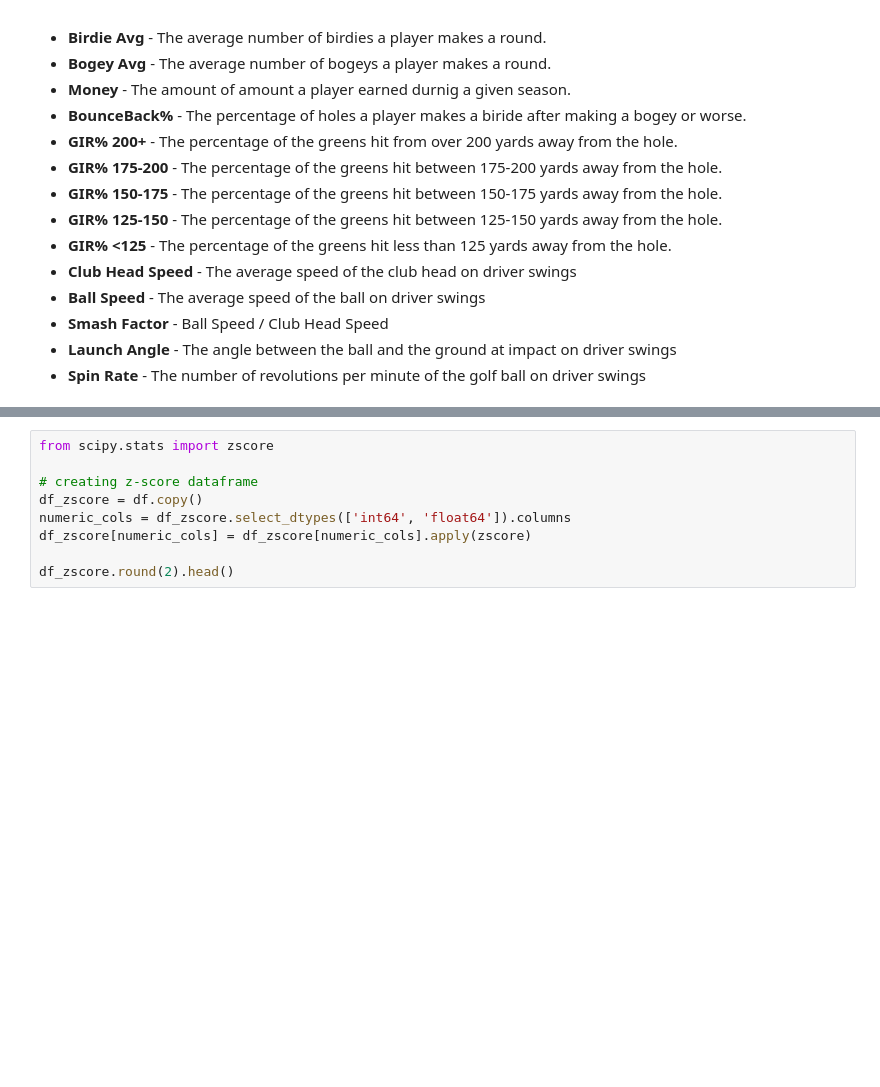
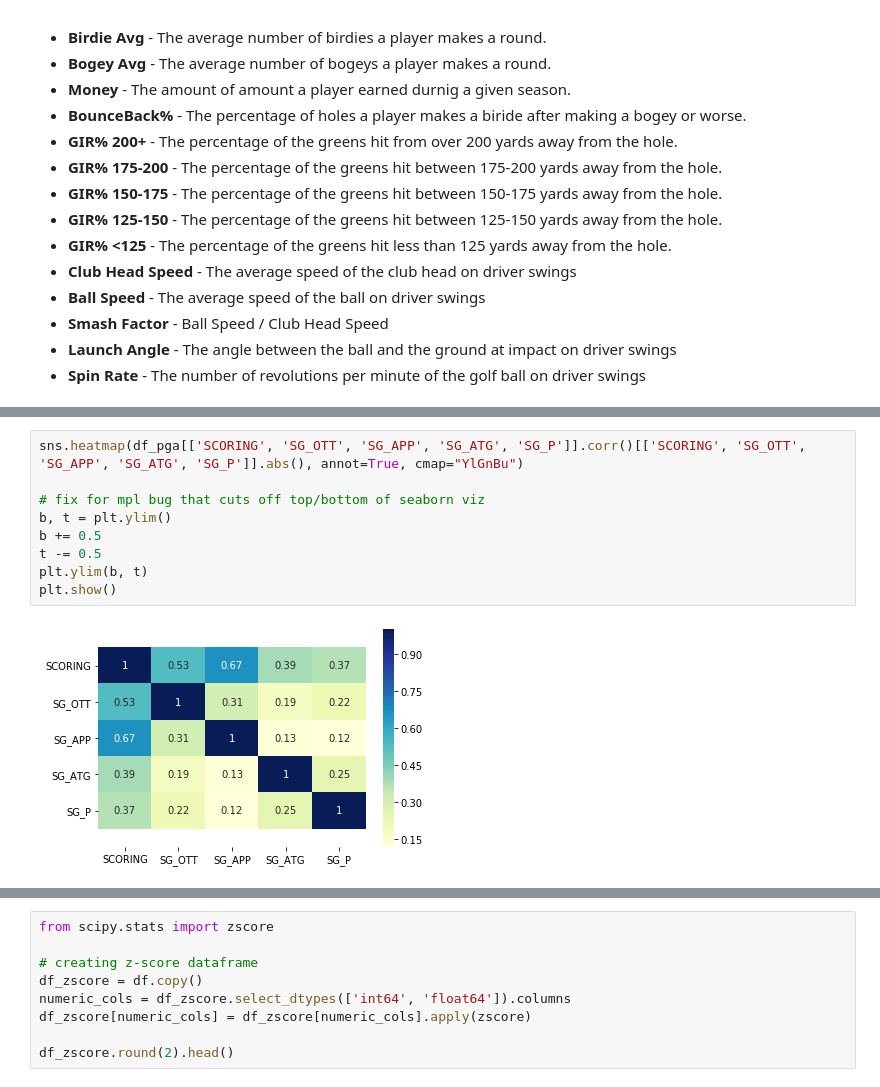
Before and after one commit to jonathannocek/pga-data-analysis, a Jupyter notebook: pga_data_analysis.ipynb, the cells around one changed output, grey strips where cells are left out. Drawn from its saved outputs; the diff is of its cells as text; blank space fills up the shorter version.

```diff
--- a/pga_data_analysis.ipynb
+++ b/pga_data_analysis.ipynb
@@ -969,0 +1027,11 @@ winning_regression_test.head(10)
+# %%
+sns.heatmap(df_pga[['SCORING', 'SG_OTT', 'SG_APP', 'SG_ATG', 'SG_P']].corr()[['SCORING', 'SG_OTT', 'SG_APP', 'SG_ATG', 'SG_P']].abs(), annot=True, cmap="YlGnBu")
+
+# fix for mpl bug that cuts off top/bottom of seaborn viz
+b, t = plt.ylim()
+b += 0.5
+t -= 0.5
+plt.ylim(b, t)
+plt.show()
+# %% [output]
+[figure, added]
```
Also changed, not shown: parts of 30 cells of this notebook.
